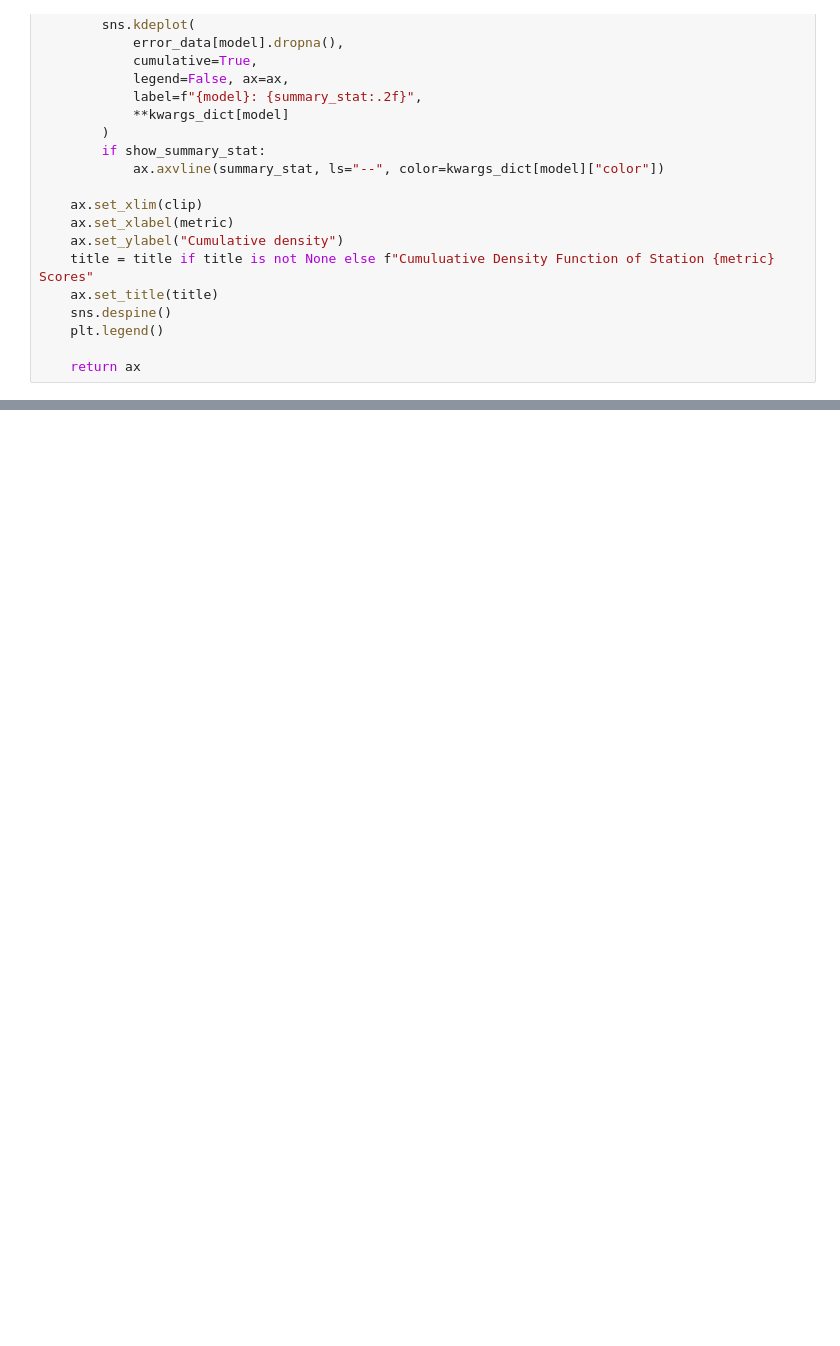
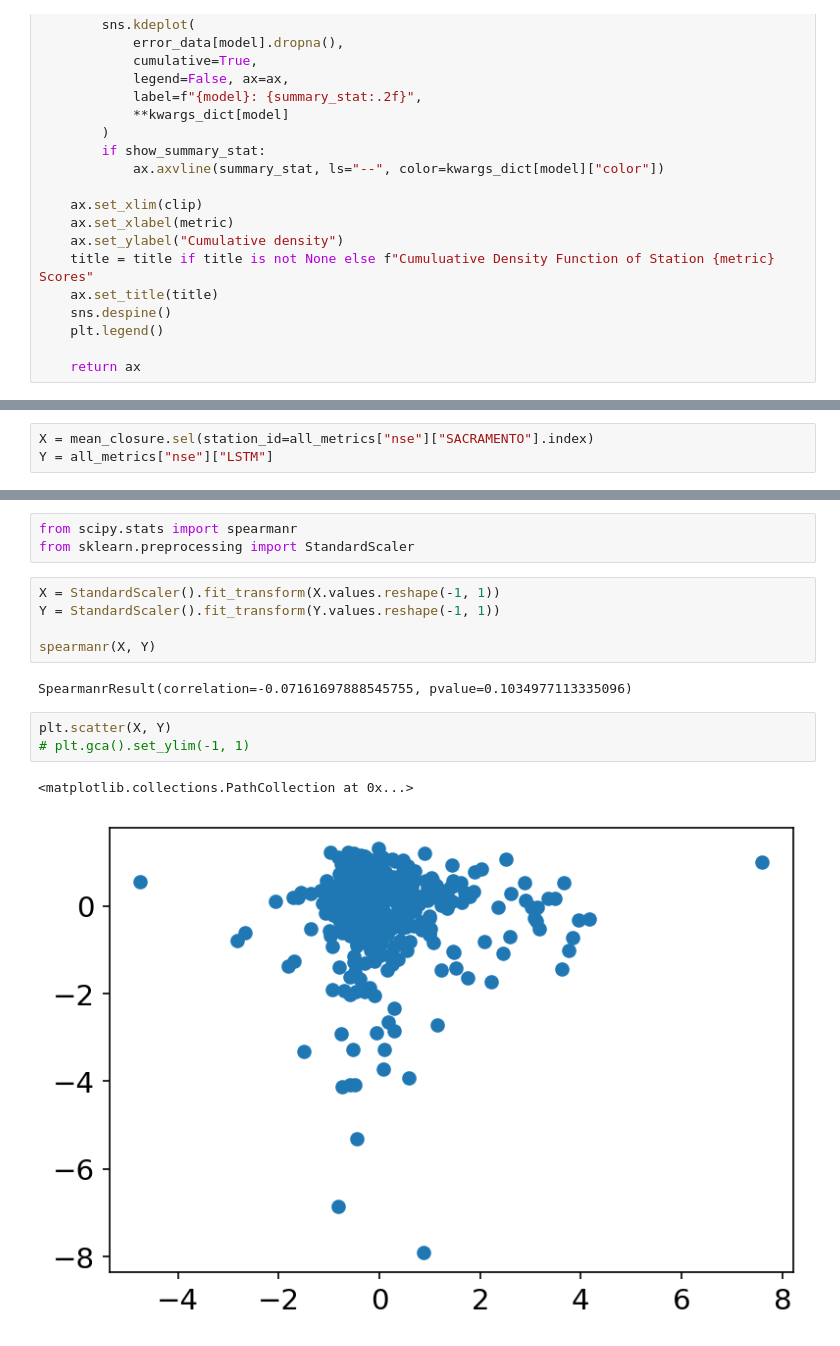
Before and after one commit to ECMWFCode4Earth/ml_drought, a Jupyter notebook: notebooks/draft/49_Q_Closure_levels.ipynb, the cells around one changed output, grey strips where cells are left out. Saved outputs shown, nothing was run; the diff lists cells and outputs as text; blank space fills up the shorter version.

```diff
--- a/notebooks/draft/49_Q_Closure_levels.ipynb
+++ b/notebooks/draft/49_Q_Closure_levels.ipynb
@@ -311,0 +397,3 @@ print(df.to_latex(float_format="%.2f"))
+# %%
+X = mean_closure.sel(station_id=all_metrics["nse"]["SACRAMENTO"].index)
+Y = all_metrics["nse"]["LSTM"]
@@ -311,0 +420,16 @@ print(df.to_latex(float_format="%.2f"))
+# %%
+from scipy.stats import spearmanr
+from sklearn.preprocessing import StandardScaler
+# %%
+X = StandardScaler().fit_transform(X.values.reshape(-1, 1))
+Y = StandardScaler().fit_transform(Y.values.reshape(-1, 1))
+
+spearmanr(X, Y)
+# %% [output]
+SpearmanrResult(correlation=-0.07161697888545755, pvalue=0.1034977113335096)
+# %%
+plt.scatter(X, Y)
+# plt.gca().set_ylim(-1, 1)
+# %% [output]
+<matplotlib.collections.PathCollection at 0x...>
+[figure, added]
```
Also changed, not shown: parts of 14 cells of this notebook, 6 other files.
